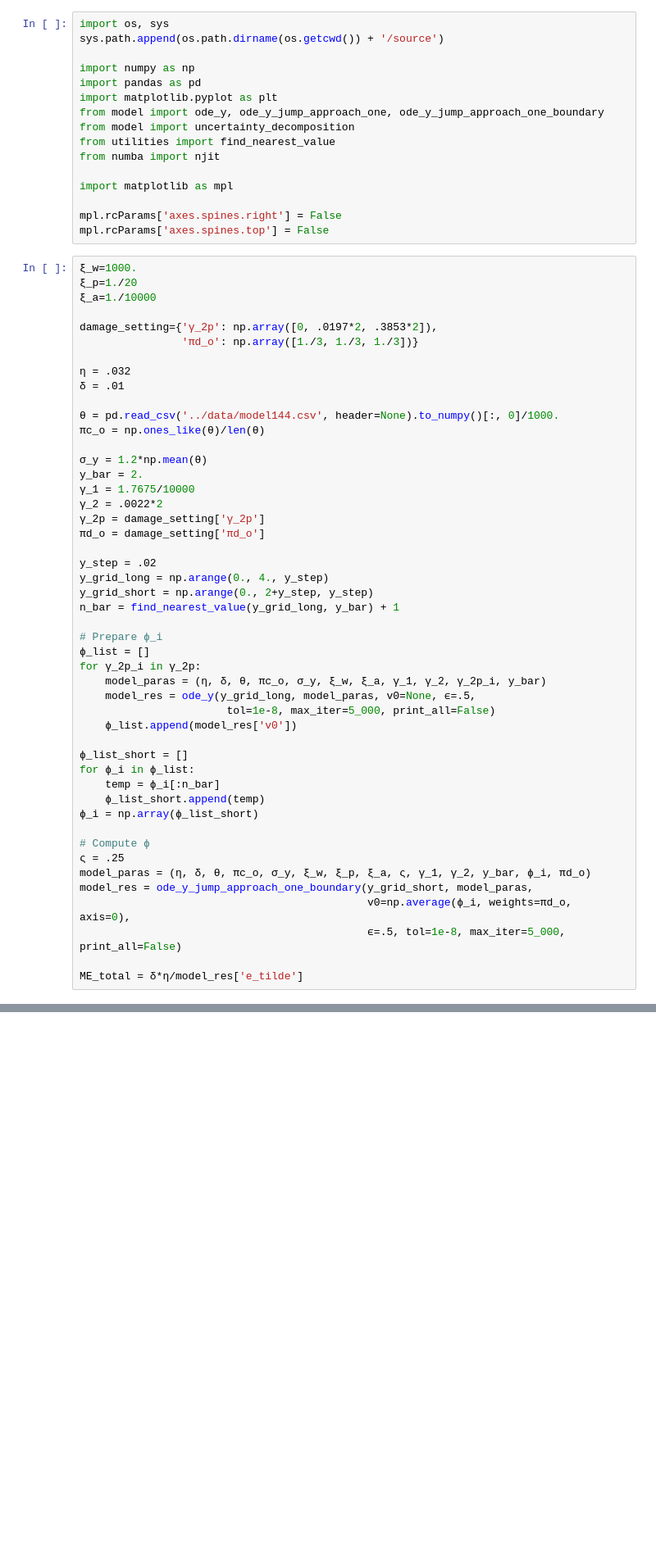
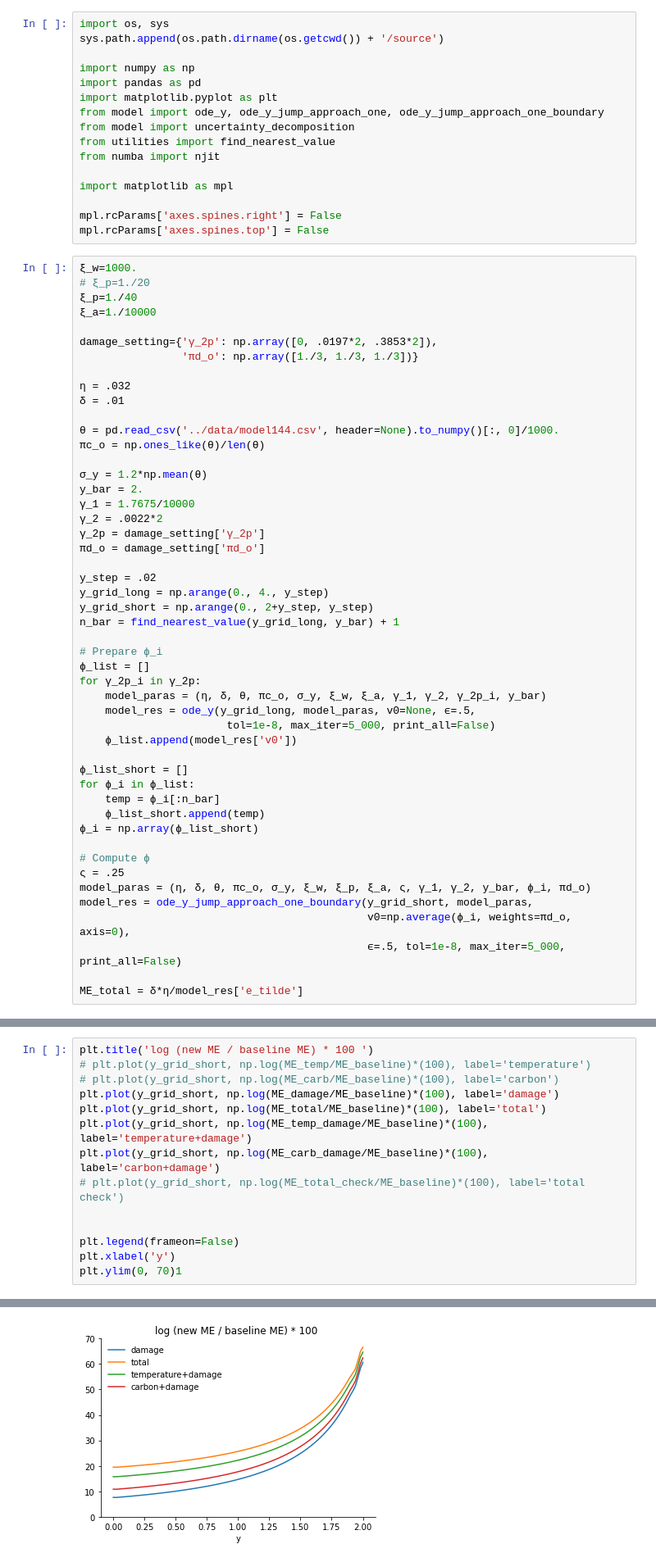
Before and after one commit to lphansen/ClimateUncertaintySpillover, a Jupyter notebook: notebook/uncertainty_decomposition_new.ipynb, the cells around one changed output, grey strips where cells are left out. Shown at 82% size. Drawn from its saved outputs; the diff is of its cells as text; blank space fills up the shorter version.

```diff
--- a/notebook/uncertainty_decomposition_new.ipynb
+++ b/notebook/uncertainty_decomposition_new.ipynb
@@ -16,7 +16,8 @@ mpl.rcParams['axes.spines.right'] = False
 mpl.rcParams['axes.spines.top'] = False
 # %%
 ξ_w=1000.
-ξ_p=1./20
+# ξ_p=1./20
+ξ_p=1./40
 ξ_a=1./10000
 
 damage_setting={'γ_2p': np.array([0, .0197*2, .3853*2]),
@@ -124,0 +169,15 @@ Converged. Total iteration 641: LHS Error: 9.966945796469062e-09; RHS Error 5.92
+# %%
+plt.title('log (new ME / baseline ME) * 100 ')
+# plt.plot(y_grid_short, np.log(ME_temp/ME_baseline)*(100), label='temperature')
+# plt.plot(y_grid_short, np.log(ME_carb/ME_baseline)*(100), label='carbon')
+plt.plot(y_grid_short, np.log(ME_damage/ME_baseline)*(100), label='damage')
+plt.plot(y_grid_short, np.log(ME_total/ME_baseline)*(100), label='total')
+plt.plot(y_grid_short, np.log(ME_temp_damage/ME_baseline)*(100), label='temperature+damage')
+plt.plot(y_grid_short, np.log(ME_carb_damage/ME_baseline)*(100), label='carbon+damage')
+# plt.plot(y_grid_short, np.log(ME_total_check/ME_baseline)*(100), label='total check')
+
+
+plt.legend(frameon=False)
+plt.xlabel('y')
+plt.ylim(0, 70)1
+# %% [output]
@@ -124,0 +185 @@ Converged. Total iteration 641: LHS Error: 9.966945796469062e-09; RHS Error 5.92
+[figure, added]
```
Also changed, not shown: parts of 9 cells of this notebook, 20 other files.
